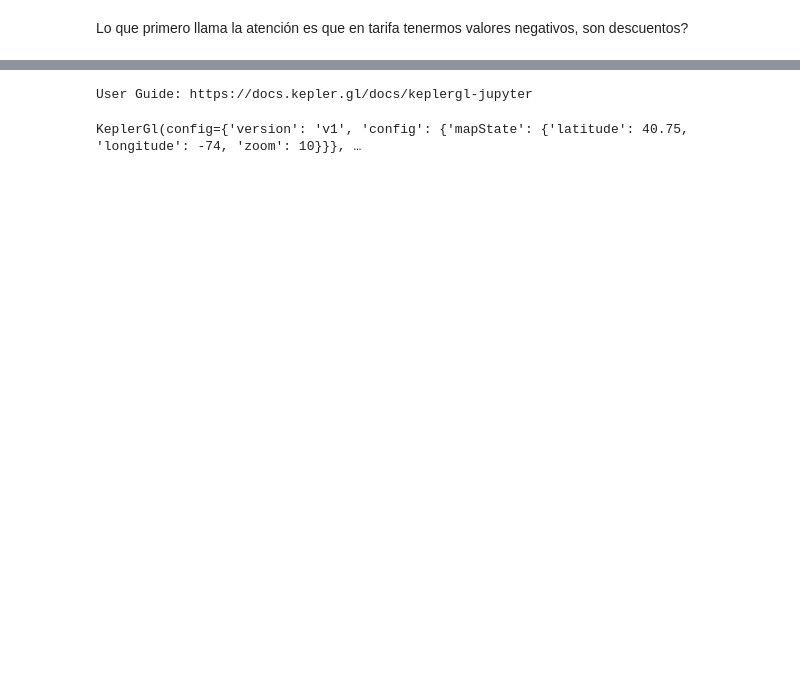
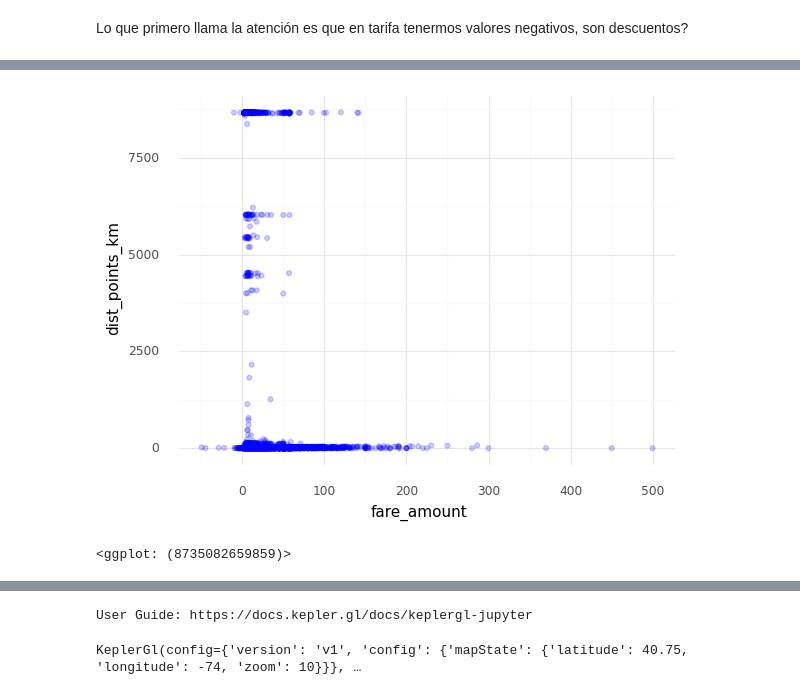
Before and after one commit to alonmar/New-York-City-Taxi-Fare-Prediction, a Jupyter notebook: EDA.ipynb, the cells around one changed output, grey strips where cells are left out. Cells and saved outputs as stored; diff of their text form; code cells hidden in the pictures; blank space fills up the shorter version.

```diff
--- a/EDA.ipynb
+++ b/EDA.ipynb
@@ -160,0 +152,13 @@ data
+# %%
+(
+    ggplot(df)
+    + geom_point(
+        aes(x='fare_amount', y='dist_points_km'),
+        alpha = .2,
+        color = 'blue')
+    + theme_minimal()
+)
+# Ya que las distancias no son realmente lineales, eso se ve reflejado en esta grafica
+# %% [output]
+[figure, added]
+<ggplot: (8735082659859)>
```
Also changed, not shown: parts of 27 cells of this notebook, 4 other files.
